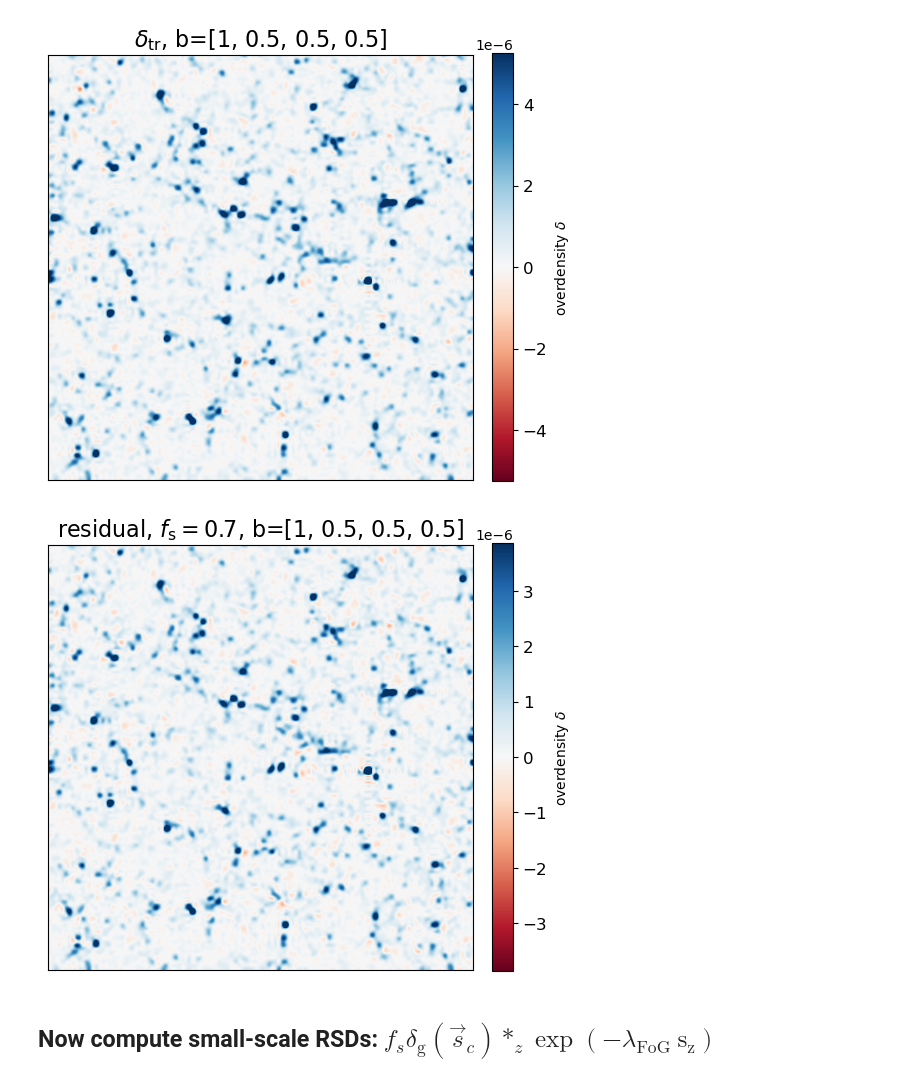
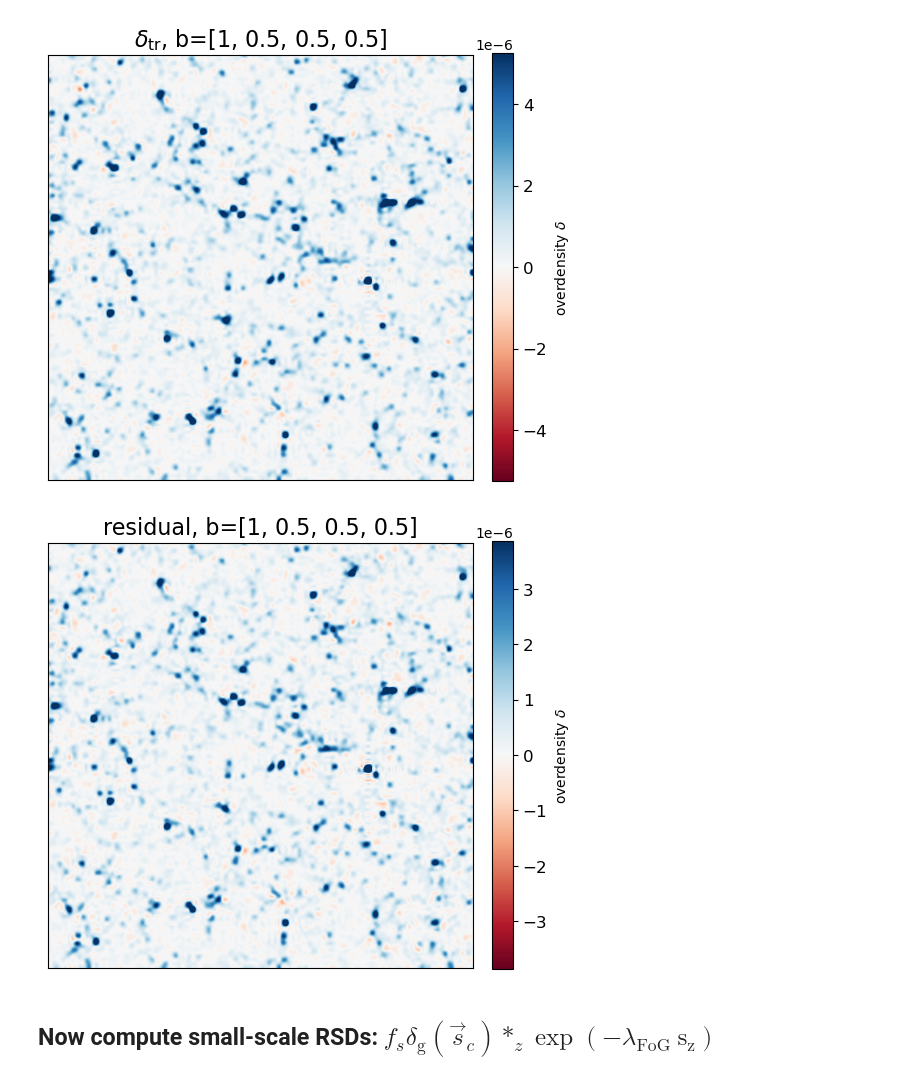
Before and after one commit to mshiferaw/sbi_bias, a Jupyter notebook: notebooks/2025-04-24_build_z_space_fields.ipynb, the cells around one changed output. Drawn from its saved outputs; the diff is of its cells as text; code cells hidden in the pictures.

Commit message:
try building fields with RSDs

```diff
--- a/notebooks/2025-04-24_build_z_space_fields.ipynb
+++ b/notebooks/2025-04-24_build_z_space_fields.ipynb
@@ -212,10 +209,10 @@ plot_field(tracer_field_eul_norm, figsize=(6,6), title=f'$\delta_\mathrm{{tr}}$,
 # %% [output]
 [figure]
 # %%
-plot_field(tracer_field_eul_norm-RSD_large, figsize=(6,6), title=rf'residual, $f_\mathrm{{s}}=0.7$, b={bias_params}',
+plot_field(tracer_field_eul_norm-RSD_large, figsize=(6,6), title=rf'residual, b={bias_params}',
                    show_labels=False)
 # %% [output]
-[figure, old version]
+[figure, new version]
 # %% [markdown]
 ## Now compute small-scale RSDs: $f_s \delta_{\mathrm{g}}\left(\vec{s}_c\right) *_z \exp \left(-\lambda_{\mathrm{FoG}} \mathrm{~s}_{\mathrm{z}}\right)$
 # %%
```
Also changed, not shown: parts of 2 cells of this notebook.
